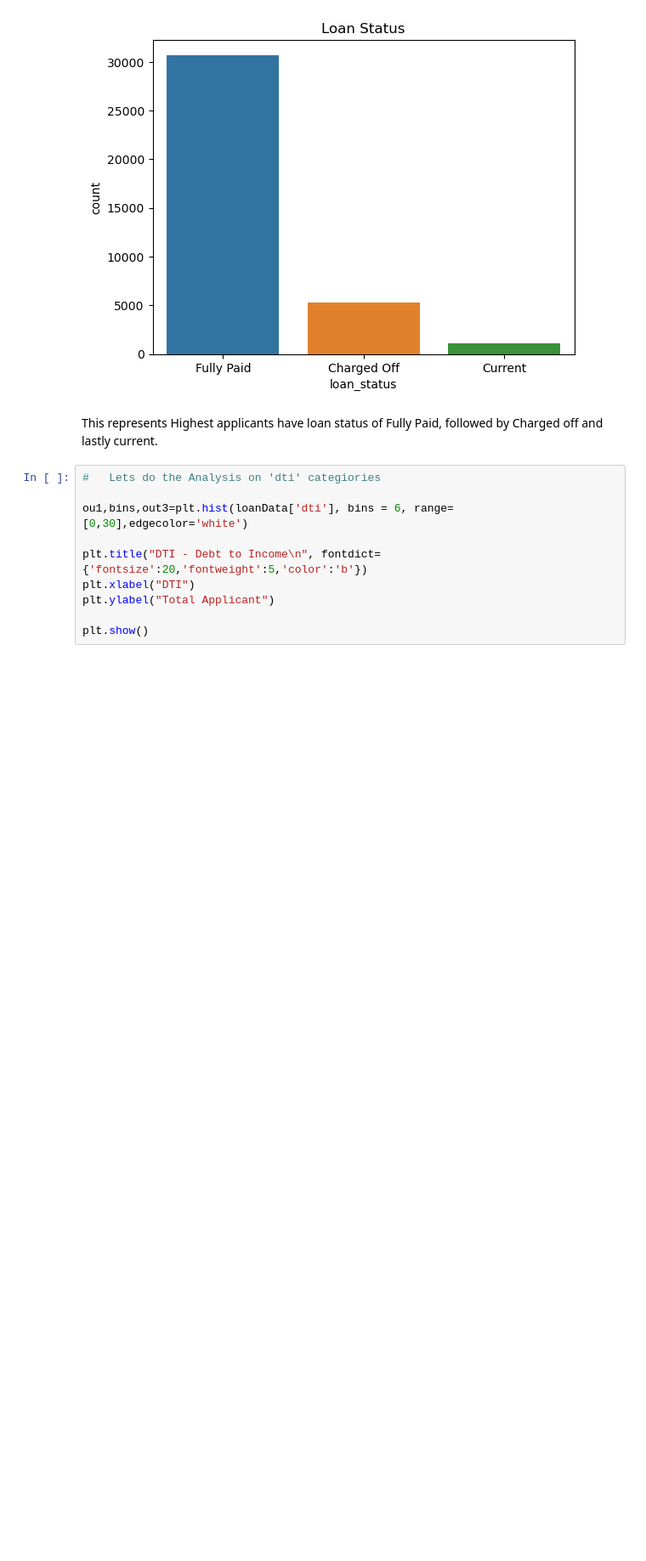
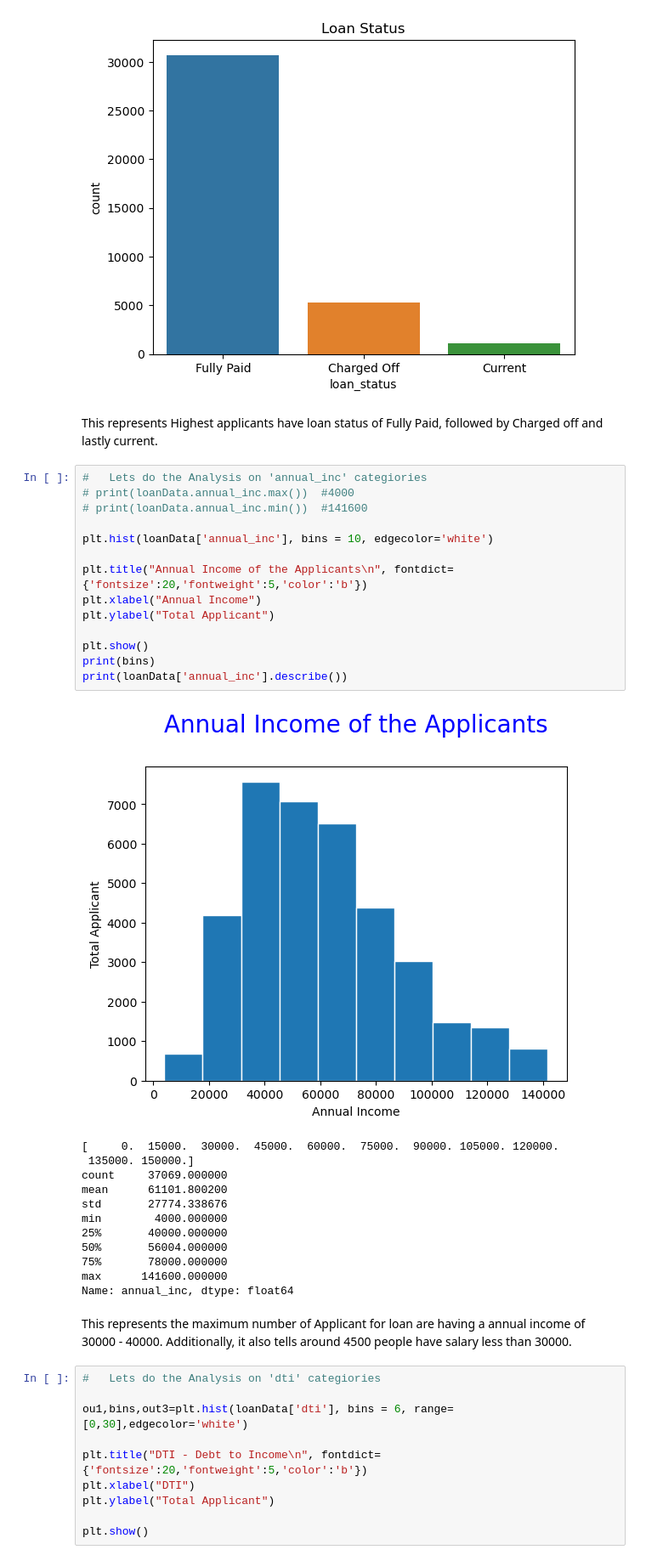
Before and after one commit to chetnapriyadarshini/Lending_Club_Case_Study_EDA, a Jupyter notebook: Group_Facilitator_Name.ipynb, the cells around one changed output. Shown at 85% size. Drawn from its saved outputs; the diff is of its cells as text; blank space fills up the shorter version.

Commit message:
Updated the code for Univariate analysis

```diff
--- a/Group_Facilitator_Name.ipynb
+++ b/Group_Facilitator_Name.ipynb
@@ -640,6 +640,35 @@ Text(0.5, 1.0, 'Loan Status')
 [figure]
 # %% [markdown]
 This represents Highest applicants have loan status of Fully Paid, followed by Charged off and lastly current.
+# %%
+#   Lets do the Analysis on 'annual_inc' categiories
+# print(loanData.annual_inc.max())  #4000
+# print(loanData.annual_inc.min())  #141600
+
+plt.hist(loanData['annual_inc'], bins = 10, edgecolor='white')
+
+plt.title("Annual Income of the Applicants\n", fontdict={'fontsize':20,'fontweight':5,'color':'b'})
+plt.xlabel("Annual Income")
+plt.ylabel("Total Applicant")
+
+plt.show()
+print(bins)
+print(loanData['annual_inc'].describe())
+# %% [output]
+[figure, added]
+[     0.  15000.  30000.  45000.  60000.  75000.  90000. 105000. 120000.
+ 135000. 150000.]
+count     37069.000000
+mean      61101.800200
+std       27774.338676
+min        4000.000000
+25%       40000.000000
+50%       56004.000000
+75%       78000.000000
+max      141600.000000
+Name: annual_inc, dtype: float64
+# %% [markdown]
+This represents the maximum number of Applicant for loan are having a annual income of 30000 - 40000. Additionally, it also tells around 4500 people have salary less than 30000.
 # %%
 #   Lets do the Analysis on 'dti' categiories
 
```
